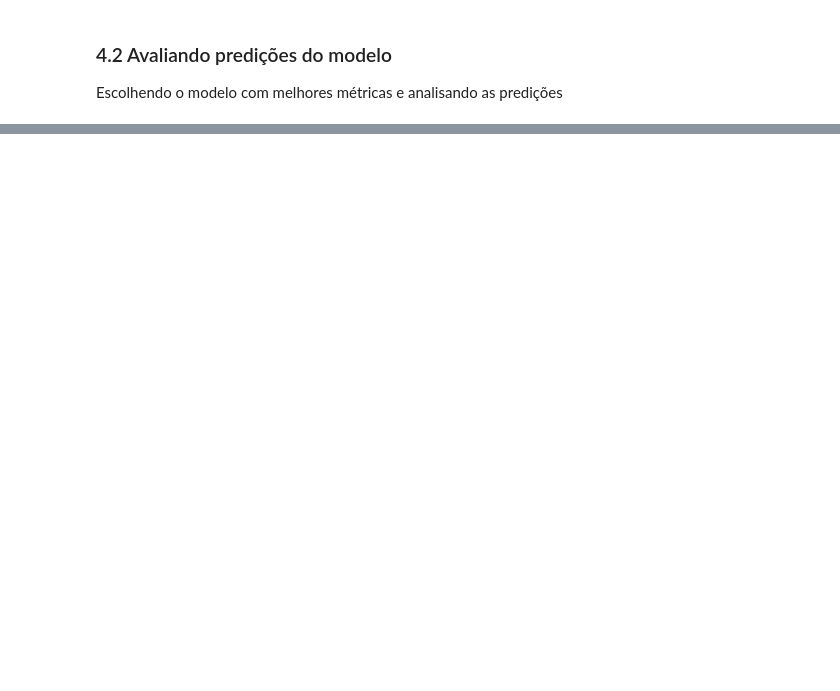
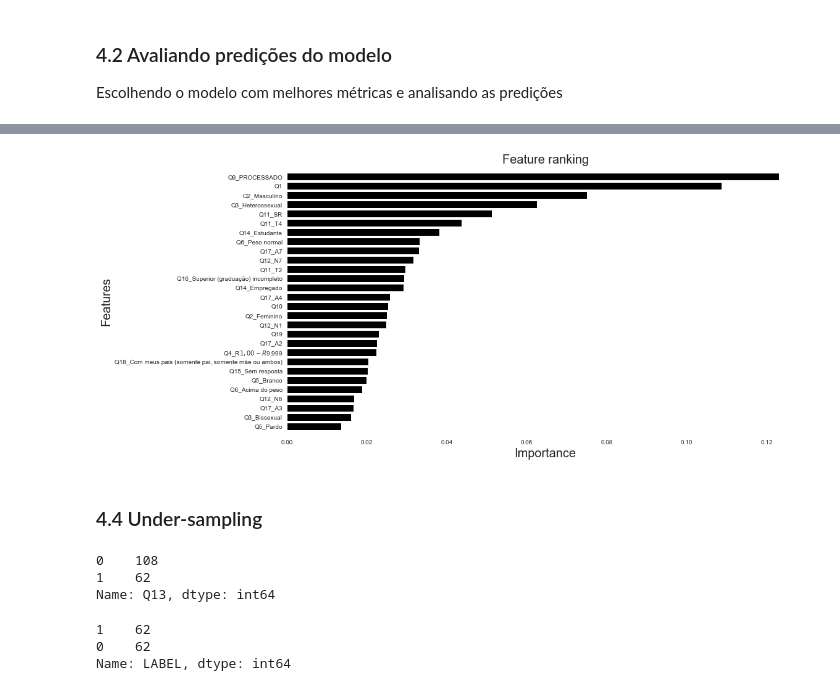
Before and after one commit to claytonrm/AnalisePreditivaSuicidio, a Jupyter notebook: AnalisePreditivaSuicidio.ipynb, the cells around one changed output, grey strips where cells are left out. Drawn from its saved outputs; the diff is of its cells as text; code cells hidden in the pictures; blank space fills up the shorter version.

```diff
--- a/AnalisePreditivaSuicidio.ipynb
+++ b/AnalisePreditivaSuicidio.ipynb
@@ -34,0 +78,23 @@ pd.set_option('display.max_columns', 100)
+# %%
+def show_feature_importance(importances, current_df):
+    indices = np.argsort(importances)[::-1]
+    print("Feature ranking:")
+
+    for f in range(current_df.shape[1]):
+        print("%d. %s (%f)" % (f + 1, current_df.columns[indices[f]], importances[indices[f]]))
+
+
+def plot_feature_importance(importances, current_df, figure_name):
+    indices = np.argsort(importances)
+    f, ax = plt.subplots(figsize=(15, 8))
+    ax = plt.gca()
+    ax.set_facecolor('white')
+
+    plt.title("Feature ranking", fontsize = 20)
+    plt.barh(range(current_df.shape[1]), importances[indices], color="black", align="center")
+
+    plt.yticks(range(current_df.shape[1]), current_df.columns[indices])
+    plt.ylim([-1, current_df.shape[1]])
+    plt.ylabel("Features", fontsize = 20)
+    plt.xlabel("Importance", fontsize = 20)
+    plt.savefig(figure_name)
@@ -1132,0 +1264,12 @@ plt.show()
+# %%
+plot_feature_importance(rf.feature_importances_, featured_df, 'feature_importance_rf')
+# %% [output]
+[figure, added]
+# %% [markdown]
+### 4.4 Under-sampling
+# %%
+y_train.value_counts()
+# %% [output]
+0    108
+1    62
+Name: Q13, dtype: int64
@@ -1132,0 +1279,11 @@ plt.show()
+# %%
+suicide_tries_df = undersampling_df.loc[undersampling_df['LABEL'] == 1]
+non_suicide_tries_df = undersampling_df.loc[undersampling_df['LABEL'] == 0][:suicide_tries_df.shape[0]]
+
+normal_distributed_df = pd.concat([suicide_tries_df, non_suicide_tries_df]).sample(frac=1, random_state=42)
+
+normal_distributed_df['LABEL'].value_counts()
+# %% [output]
+1    62
+0    62
+Name: LABEL, dtype: int64
```
Also changed, not shown: parts of 76 cells of this notebook.
